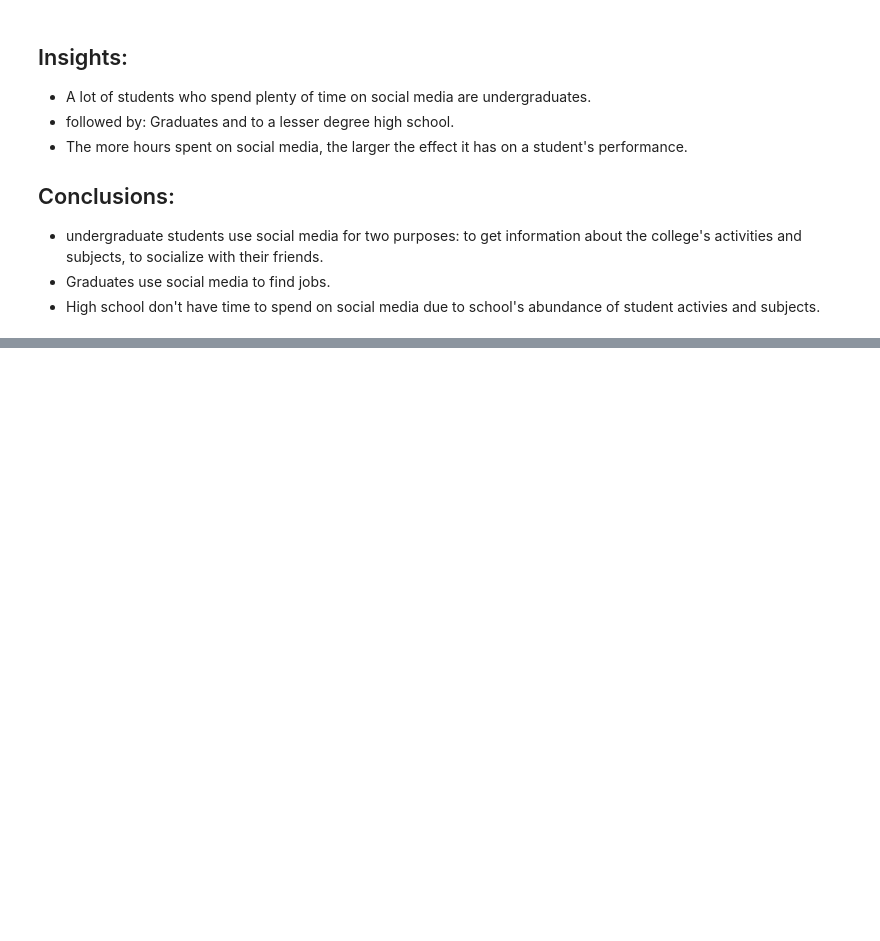
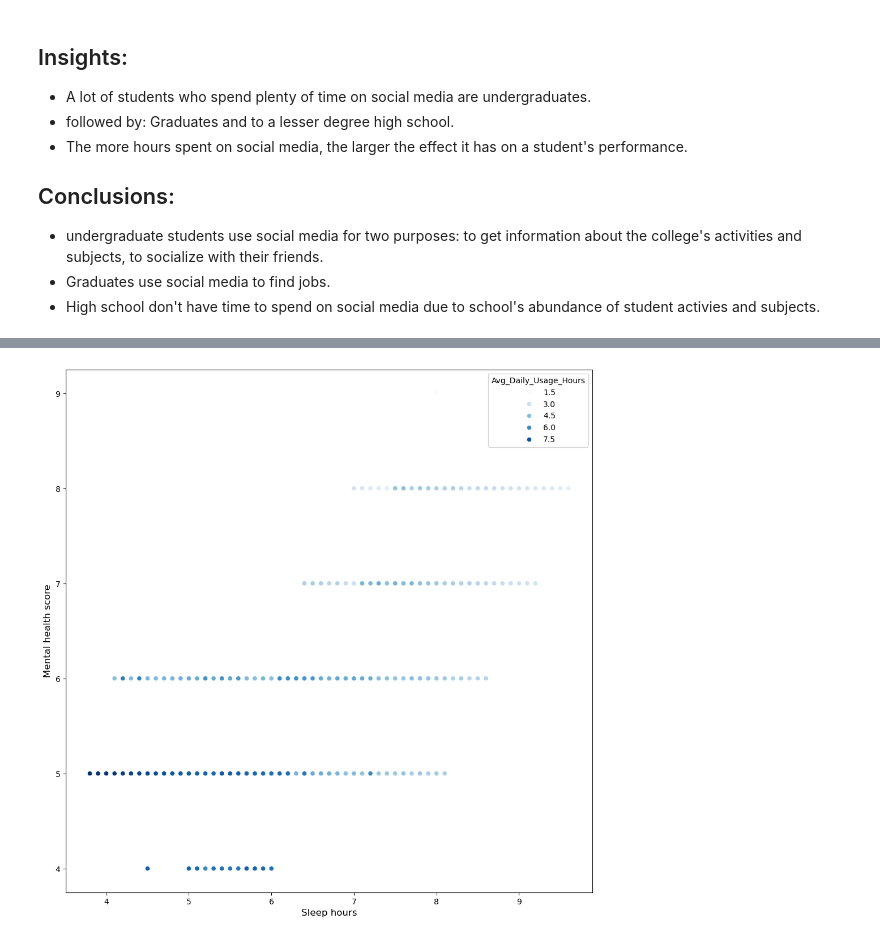
Before and after one commit to Fady-Foash97/Data-analysis-using-Pandas, a Jupyter notebook: Student social media addiction.ipynb, the cells around one changed output, grey strips where cells are left out. Drawn from its saved outputs; the diff is of its cells as text; code cells hidden in the pictures; blank space fills up the shorter version.

```diff
--- a/Student social media addiction.ipynb
+++ b/Student social media addiction.ipynb
@@ -119,0 +138,2 @@ plt.show()
+# %%
+Mental_health = df[['Avg_Daily_Usage_Hours' ,'Mental_Health_Score', 'Sleep_Hours_Per_Night', 'Addicted_Score']]
@@ -119,0 +156,2 @@ plt.show()
+# %%
+Mental_health_sort = Mental_health.sort_values(by = 'Mental_Health_Score', ascending = False)
@@ -119,0 +174,9 @@ plt.show()
+# %%
+plt.figure(figsize=(12, 12))
+sns.scatterplot(data = Mental_health_sort, y = Mental_health_sort['Mental_Health_Score'], x = Mental_health_sort['Sleep_Hours_Per_Night'],
+            palette = 'Blues', hue = Mental_health_sort['Avg_Daily_Usage_Hours'])
+plt.xlabel('Sleep hours', size = 12)
+plt.ylabel('Mental health score', size = 12)
+plt.show()
+# %% [output]
+[figure, added]
```
Also changed, not shown: parts of 16 cells of this notebook.
